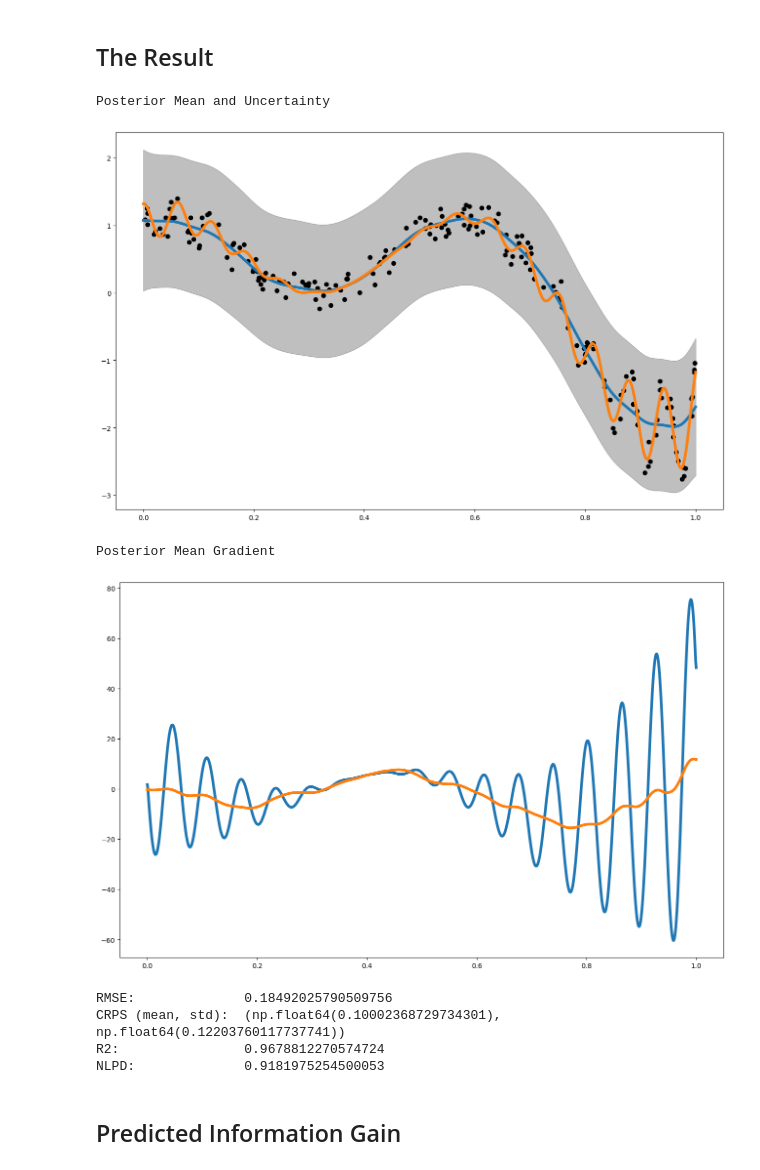
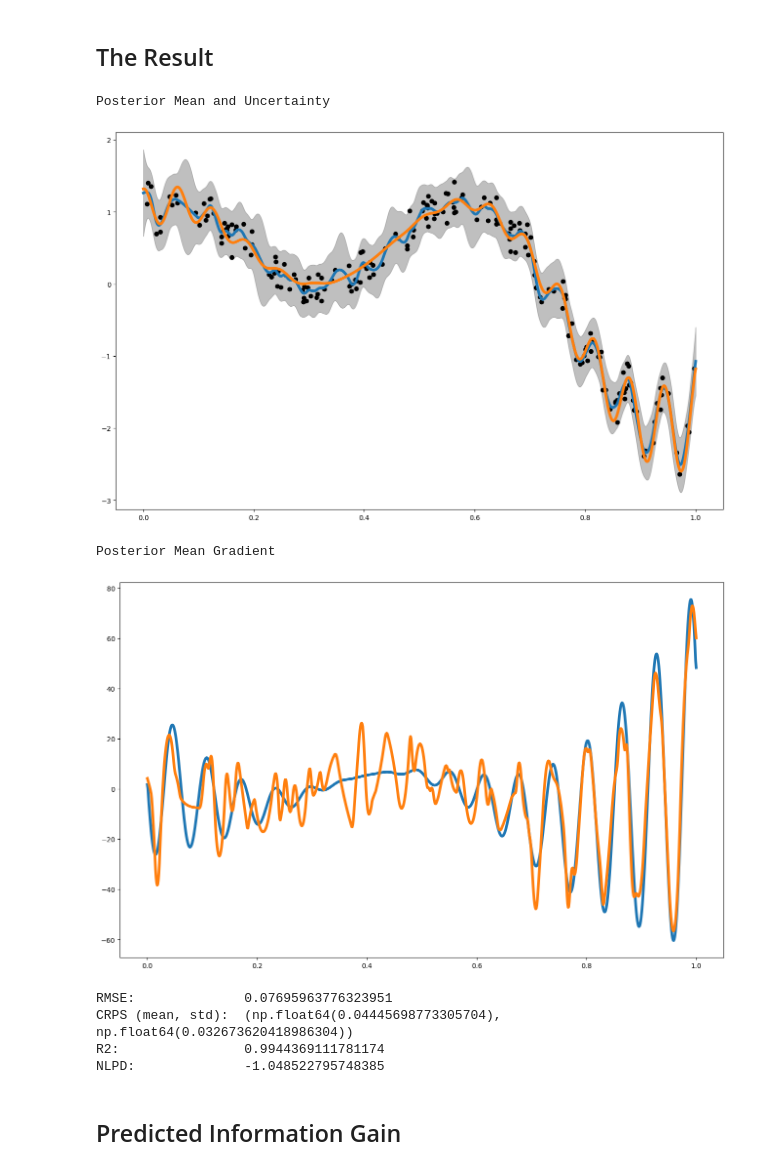
Before and after one commit to lbl-camera/fvGP, a Jupyter notebook: examples/SingleTaskTest.ipynb, the cells around one changed output. Cells and saved outputs as stored; diff of their text form; code cells hidden in the pictures.

```diff
--- a/examples/SingleTaskTest.ipynb
+++ b/examples/SingleTaskTest.ipynb
@@ -74,7 +74,7 @@ from loguru import logger
 logger.disable("fvgp")
 my_gp1 = GP(x_data,y_data,
             init_hyperparameters = np.ones((2))*10.,  # we need enough of those for kernel, noise, and prior mean functions
-            noise_variances=np.ones(y_data.shape) * 0.1, # providing noise variances and a noise function will raise a warning
+            noise_variances=np.ones(y_data.shape) * 0.01, # providing noise variances and a noise function will raise a warning
             compute_device='cpu',
             #kernel_function=skernel,
             kernel_function_grad=None,
@@ -82,7 +82,6 @@ my_gp1 = GP(x_data,y_data,
             prior_mean_function_grad=None,
             #noise_function=my_noise,
             gp2Scale = False,
-            calc_inv=False,
             ram_economy=True,
             )
 
@@ -96,27 +95,31 @@ hps_bounds = np.array([[0.01,100.], #signal variance for the kernel
 print("Standard Training (MCMC)")
 hps = my_gp1.train(hyperparameter_bounds=hps_bounds, info = False)
 print("Result=", hps, "after ", time.time() - st, " seconds")
+print("ML: ",my_gp1.log_likelihood())
 print("")
 
 print("ADAM")
 hps = my_gp1.train(hyperparameter_bounds=hps_bounds, info = True, max_iter = 100, method="adam")
 print("Result=", hps, "after ", time.time() - st, " seconds")
+print("ML: ",my_gp1.log_likelihood())
 print("")
 
 print("Global Training")
 hps = my_gp1.train(hyperparameter_bounds=hps_bounds, method='global', max_iter = 20)
 print("Result=", hps, "after ", time.time() - st, " seconds")
-print(my_gp1.log_likelihood())
+print("ML: ",my_gp1.log_likelihood())
 print("")
 
 print("Local Training")
 hps = my_gp1.train(hyperparameter_bounds=hps_bounds, method='local')
 print("Result=", hps, "after ", time.time() - st, " seconds")
+print("ML: ",my_gp1.log_likelihood())
 print("")
 
 print("HGDL Training")
 hps = my_gp1.train(hyperparameter_bounds=hps_bounds, method='hgdl', max_iter=2, dask_client=client)
 print("Result=", hps, "after ", time.time() - st, " seconds")
+print("ML: ",my_gp1.log_likelihood())
 print("")
 # %% [output]
 Standard Training (MCMC)
@@ -239,47 +192,47 @@ iteration  19  :  [11.27009568  0.54110318]
 # %%
 #let's make a prediction
 x_pred = np.linspace(0,1,1000)
-
+hps = my_gp1.train(hyperparameter_bounds=hps_bounds, info = False)
 
 # different ways to call
 var1 =  my_gp1.posterior_covariance(x_pred.reshape(-1,1), variance_only=False, add_noise=False)["v(x)"]
 var1 =  my_gp1.posterior_covariance(x_pred.reshape(-1,1), variance_only=False, add_noise=True)["v(x)"]
 
 mean1 = my_gp1.posterior_mean(x_pred.reshape(-1,1))["m(x)"]
 var1 =  my_gp1.posterior_covariance(x_pred.reshape(-1,1), variance_only=False, add_noise=True)["v(x)"]
 mean_grad = my_gp1.posterior_mean_grad(x_pred.reshape(-1,1), direction=0)["dm/dx"]
 
 print("Posterior Mean and Uncertainty")
 plt.figure(figsize = (16,10))
 plt.plot(x_pred,mean1, label = "posterior mean", linewidth = 4)
 plt.plot(x_pred1D,f1(x_pred1D), label = "latent function", linewidth = 4)
 plt.fill_between(x_pred, mean1 - 3. * np.sqrt(var1), mean1 + 3. * np.sqrt(var1), alpha = 0.5, color = "grey", label = "var")
 plt.scatter(my_gp1.x_data,my_gp1.y_data, color = 'black')
 plt.show()
 
 print("Posterior Mean Gradient")
 plt.figure(figsize = (16,10))
 dx = 1./len(x_pred)
 plt.plot(x_pred1D,np.gradient(f1(x_pred1D).flatten(), dx), label = "ground truth gradient", linewidth = 4)
 plt.plot(x_pred1D,mean_grad, label = "posterior mean grad", linewidth = 4)
 plt.show()
 
 
 
 ##looking at some validation metrics
 print("RMSE:             ",my_gp1.rmse(x_pred1D,f1(x_pred1D).flatten()))
 print("CRPS (mean, std): ",my_gp1.crps(x_pred1D,f1(x_pred1D).flatten()))
 print("R2:               ",my_gp1.r2(x_pred1D,f1(x_pred1D).flatten()))
 print("NLPD:             ",my_gp1.nlpd(x_pred1D,f1(x_pred1D).flatten()))
 # %% [output]
 Posterior Mean and Uncertainty
-[figure, old version]
+[figure, new version]
 Posterior Mean Gradient
-[figure, old version]
+[figure, new version]
-RMSE:              0.18492025790509756
-CRPS (mean, std):  (np.float64(0.10002368729734301), np.float64(0.12203760117737741))
-R2:                0.9678812270574724
-NLPD:              0.9181975254500053
+RMSE:              0.07695963776323951
+CRPS (mean, std):  (np.float64(0.04445698773305704), np.float64(0.032673620418986304))
+R2:                0.9944369111781174
+NLPD:              -1.048522795748385
 # %% [markdown]
 ## Predicted Information Gain
 # %%
```
Also changed, not shown: parts of 10 cells of this notebook, 4 other files.
